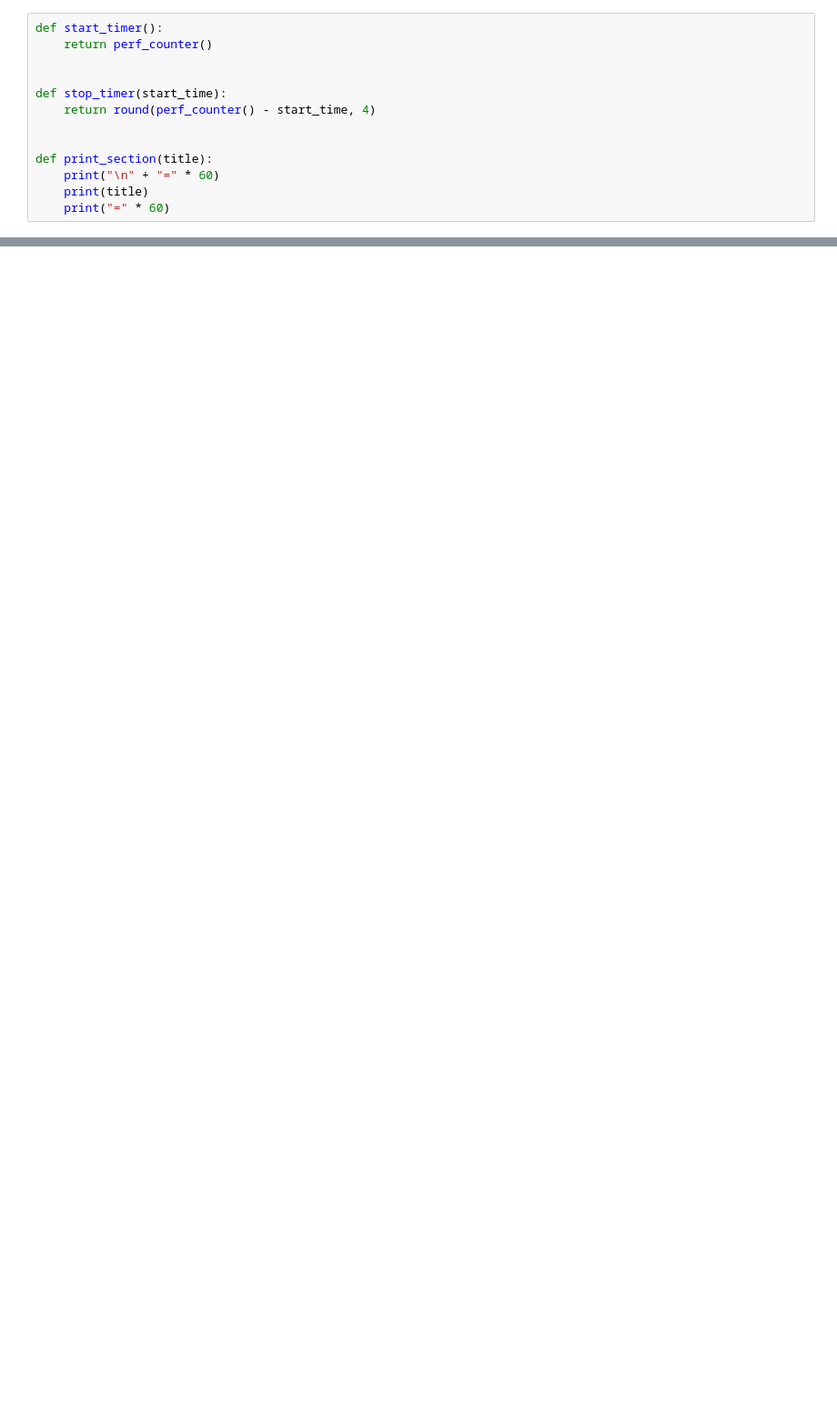
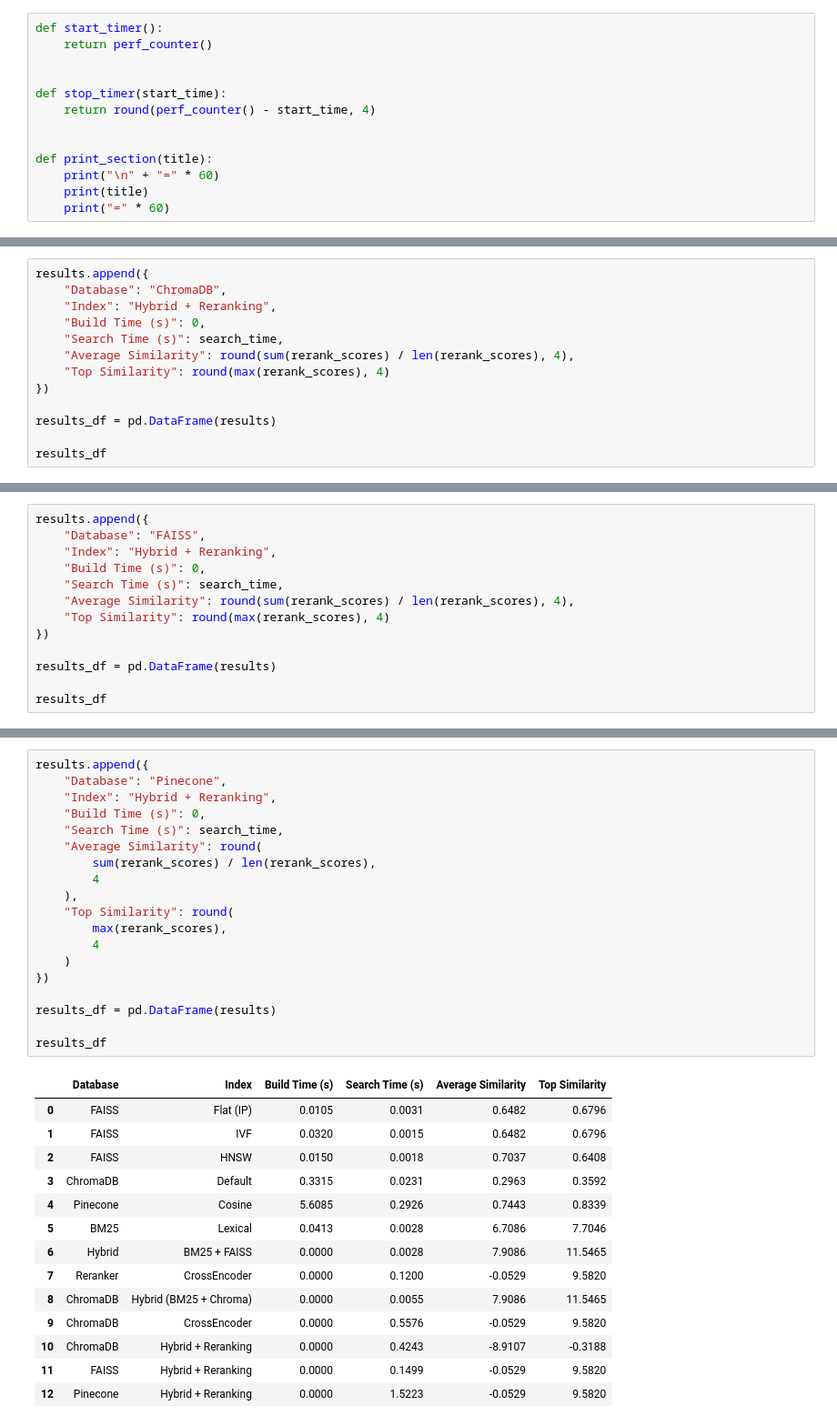
Before and after one commit to premchandlinga-sketch/django-react-rag-chatbot, a Jupyter notebook: experiments/retrieval_lab.ipynb, the cells around one changed output, grey strips where cells are left out. Shown at 91% size. Cells and saved outputs as stored; diff of their text form; blank space fills up the shorter version.

```diff
--- a/experiments/retrieval_lab.ipynb
+++ b/experiments/retrieval_lab.ipynb
@@ -208,0 +1318,13 @@ Build Time          : 0.0008 sec
+# %%
+results.append({
+    "Database": "ChromaDB",
+    "Index": "Hybrid + Reranking",
+    "Build Time (s)": 0,
+    "Search Time (s)": search_time,
+    "Average Similarity": round(sum(rerank_scores) / len(rerank_scores), 4),
+    "Top Similarity": round(max(rerank_scores), 4)
+})
+
+results_df = pd.DataFrame(results)
+
+results_df
@@ -208,0 +1430,13 @@ Build Time          : 0.0008 sec
+# %%
+results.append({
+    "Database": "FAISS",
+    "Index": "Hybrid + Reranking",
+    "Build Time (s)": 0,
+    "Search Time (s)": search_time,
+    "Average Similarity": round(sum(rerank_scores) / len(rerank_scores), 4),
+    "Top Similarity": round(max(rerank_scores), 4)
+})
+
+results_df = pd.DataFrame(results)
+
+results_df
@@ -208,0 +1549,34 @@ Build Time          : 0.0008 sec
+# %%
+results.append({
+    "Database": "Pinecone",
+    "Index": "Hybrid + Reranking",
+    "Build Time (s)": 0,
+    "Search Time (s)": search_time,
+    "Average Similarity": round(
+        sum(rerank_scores) / len(rerank_scores),
+        4
+    ),
+    "Top Similarity": round(
+        max(rerank_scores),
+        4
+    )
+})
+
+results_df = pd.DataFrame(results)
+
+results_df
+# %% [output]
+|  | Database | Index | Build Time (s) | Search Time (s) | Average Similarity | Top Similarity |
+| 0 | FAISS | Flat (IP) | 0.0105 | 0.0031 | 0.6482 | 0.6796 |
+| 1 | FAISS | IVF | 0.0320 | 0.0015 | 0.6482 | 0.6796 |
+| 2 | FAISS | HNSW | 0.0150 | 0.0018 | 0.7037 | 0.6408 |
+| 3 | ChromaDB | Default | 0.3315 | 0.0231 | 0.2963 | 0.3592 |
+| 4 | Pinecone | Cosine | 5.6085 | 0.2926 | 0.7443 | 0.8339 |
+| 5 | BM25 | Lexical | 0.0413 | 0.0028 | 6.7086 | 7.7046 |
+| 6 | Hybrid | BM25 + FAISS | 0.0000 | 0.0028 | 7.9086 | 11.5465 |
+| 7 | Reranker | CrossEncoder | 0.0000 | 0.1200 | -0.0529 | 9.5820 |
+| 8 | ChromaDB | Hybrid (BM25 + Chroma) | 0.0000 | 0.0055 | 7.9086 | 11.5465 |
+| 9 | ChromaDB | CrossEncoder | 0.0000 | 0.5576 | -0.0529 | 9.5820 |
+| 10 | ChromaDB | Hybrid + Reranking | 0.0000 | 0.4243 | -8.9107 | -0.3188 |
+| 11 | FAISS | Hybrid + Reranking | 0.0000 | 0.1499 | -0.0529 | 9.5820 |
+| 12 | Pinecone | Hybrid + Reranking | 0.0000 | 1.5223 | -0.0529 | 9.5820 |
```
Also changed, not shown: parts of 43 cells of this notebook, 34 other files.
